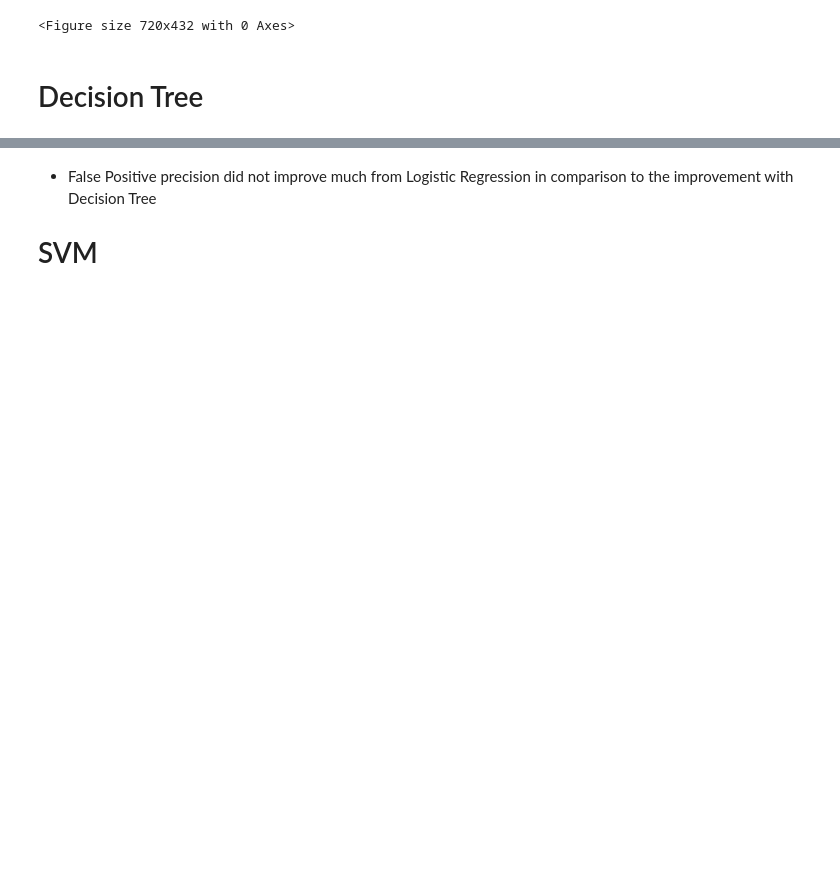
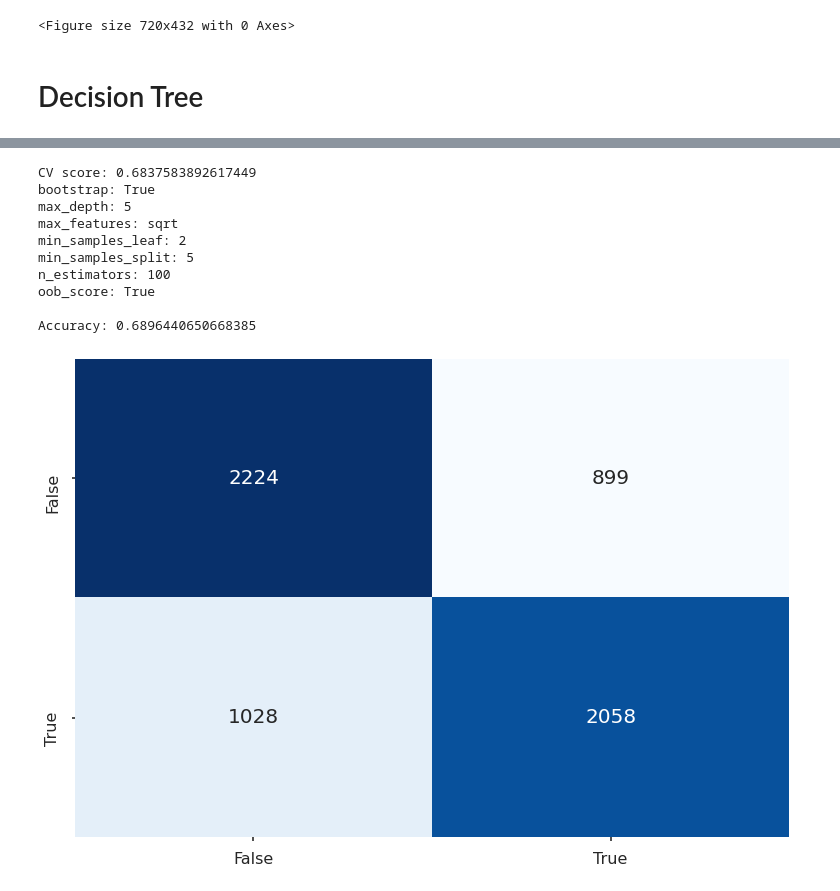
Before and after one commit to jbofill10/C1_Transaction_Data, a Jupyter notebook: ModelResults.ipynb, the cells around one changed output, grey strips where cells are left out. Drawn from its saved outputs; the diff is of its cells as text; code cells hidden in the pictures; blank space fills up the shorter version.

```diff
--- a/ModelResults.ipynb
+++ b/ModelResults.ipynb
@@ -88,12 +103,22 @@ plot_confusion(y_pred, y_true)
 # %%
 rf = results['rf'].best_estimator_
 print(f'CV score: {results["rf"].best_score_}')
 for key, value in results["rf"].best_params_.items():
     print(f'{key}: {value}')
 
 y_pred = rf.predict(data['x_test'])
-rand_f = [y_true, y_pred]
+y_pred_prob = rf.predict_proba(data['x_test'])[:,1]
+rand_f = [y_true, y_pred_prob]
 plot_confusion(y_pred, data['y_test'])
+# %% [output]
+CV score: 0.6837583892617449
+bootstrap: True
+max_depth: 5
+max_features: sqrt
+min_samples_leaf: 2
+min_samples_split: 5
+n_estimators: 100
+oob_score: True
+
+Accuracy: 0.6896440650668385
+[figure, added]
-# %% [markdown]
-* False Positive precision did not improve much from Logistic Regression in comparison to the improvement with Decision Tree
-# SVM
```
Also changed, not shown: parts of 13 cells of this notebook, 3 other files.
